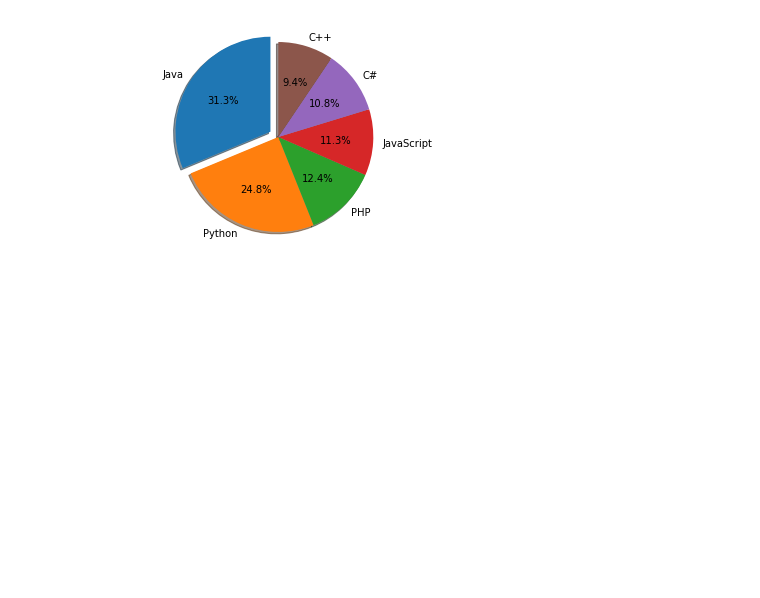
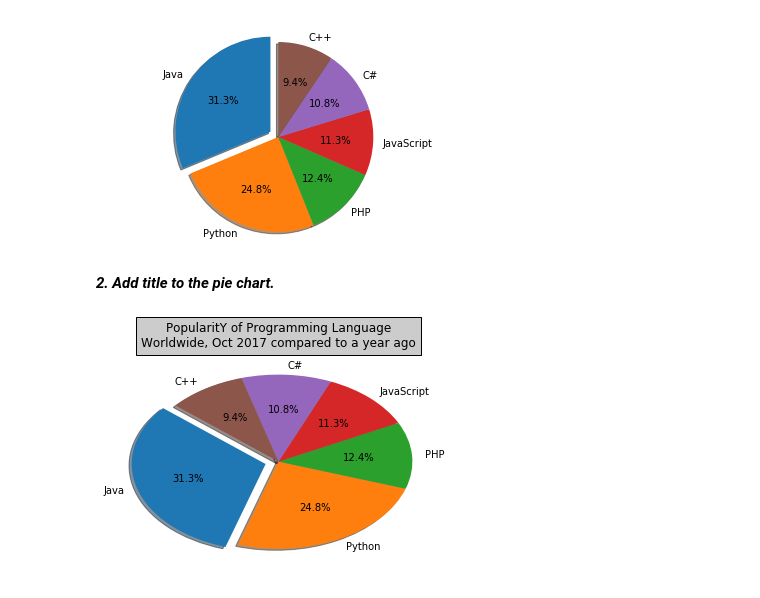
Before and after one commit to Ranjithgc/Python_Libraries, a Jupyter notebook: matplotlib/pie_chart/pie_chart.ipynb, the cells around one changed output. Saved outputs shown, nothing was run; the diff lists cells and outputs as text; code cells hidden in the pictures; blank space fills up the shorter version.

Commit message:
[Ranjithgc] Add: add title to the piechart

```diff
--- a/matplotlib/pie_chart/pie_chart.ipynb
+++ b/matplotlib/pie_chart/pie_chart.ipynb
@@ -31,3 +31,12 @@ except Exception as e:
     logger.error(e)
 # %% [output]
 [figure]
+# %% [markdown]
+***2. Add title to the pie chart.***
+# %%
+plt.pie(popuratity, explode=explode, labels=languages, colors=colors,
+autopct='%1.1f%%', shadow=True, startangle=140)
+plt.title("PopularitY of Programming Language\n" + "Worldwide, Oct 2017 compared to a year ago", bbox={'facecolor':'0.8', 'pad':5})
+plt.show()
+# %% [output]
+[figure, added]
```
